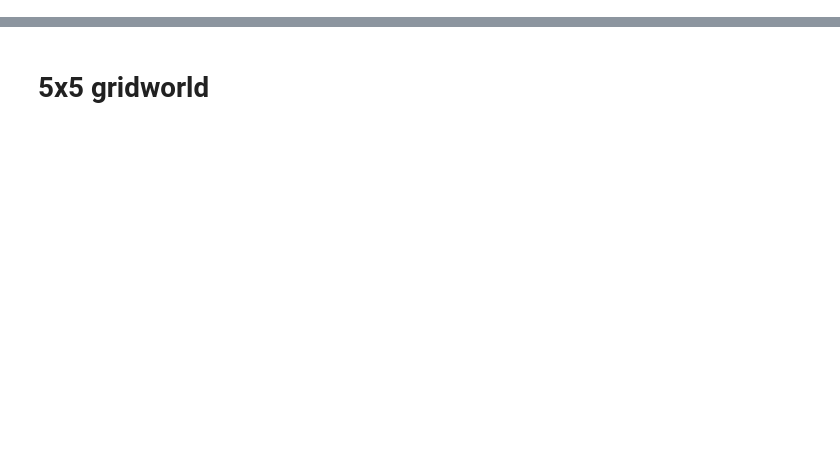
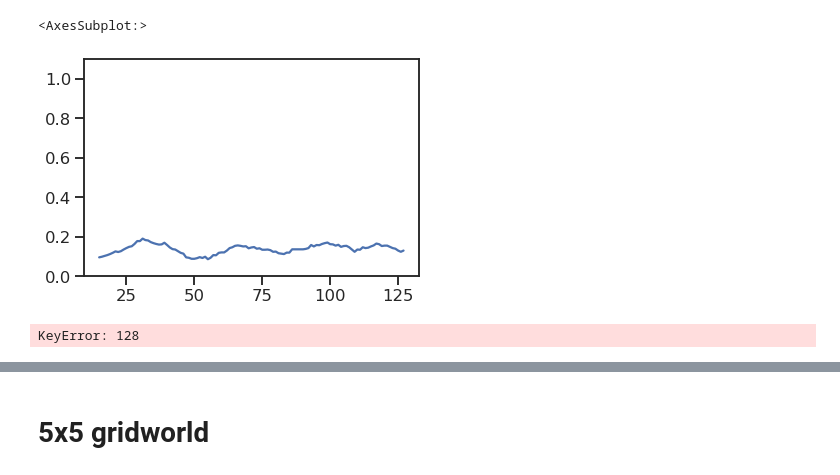
Before and after one commit to NREL/rlmolecule, a Jupyter notebook: examples/gym/monitor-progress.ipynb, the cells around one changed output, grey strips where cells are left out. Saved outputs shown, nothing was run; the diff lists cells and outputs as text; code cells hidden in the pictures; blank space fills up the shorter version.

```diff
--- a/examples/gym/monitor-progress.ipynb
+++ b/examples/gym/monitor-progress.ipynb
@@ -39,0 +18,26 @@ _ = plot_reward(engine, -16)
+# %%
+run_id = "gridworld_16"
+
+dbname = "bde"
+port = "5432"
+host = "yuma.hpc.nrel.gov"
+user = "rlops"
+passwd_file = '/projects/rlmolecule/rlops_pass'
+with open(passwd_file, 'r') as f:
+    passwd = f.read().strip()
+drivername = "postgresql+psycopg2"
+engine_str = f'{drivername}://{user}:{passwd}@{host}:{port}/{dbname}'
+
+engine = create_engine(engine_str, execution_options={"isolation_level": "AUTOCOMMIT"})
+
+# load the games played
+Session.configure(bind=engine)
+session = Session()
+# %%
+df = pd.read_sql(session.query(GameStore).filter_by(run_id=run_id).statement, session.bind)
+
+df['time_hours'] = (df.time - df.time.min()).apply(lambda x: x.total_seconds() / 3600)
+df = df.sort_values('time_hours')
+df_games = df
+df_games.reset_index(drop=True, inplace=True)
+df_games.head()
@@ -39,0 +51,10 @@ _ = plot_reward(engine, -16)
+# %%
+df["scaled_reward"].rolling(16).mean().plot(ylim=(0, 1.1))
+# %% [output]
+<AxesSubplot:>
+[figure, added]
+# %%
+df_games["search_statistics"].shape
+game = df_games["search_statistics"][128]
+# %% [output]
+KeyError: 128
```
Also changed, not shown: parts of 16 cells of this notebook, 7 other files.
